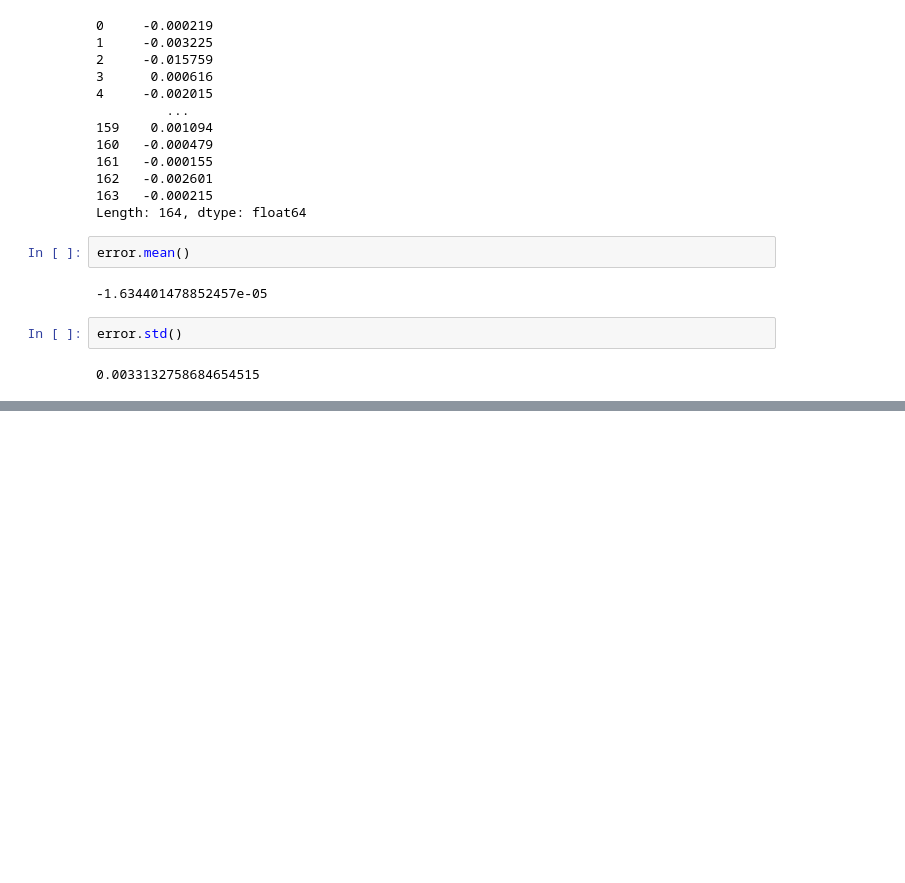
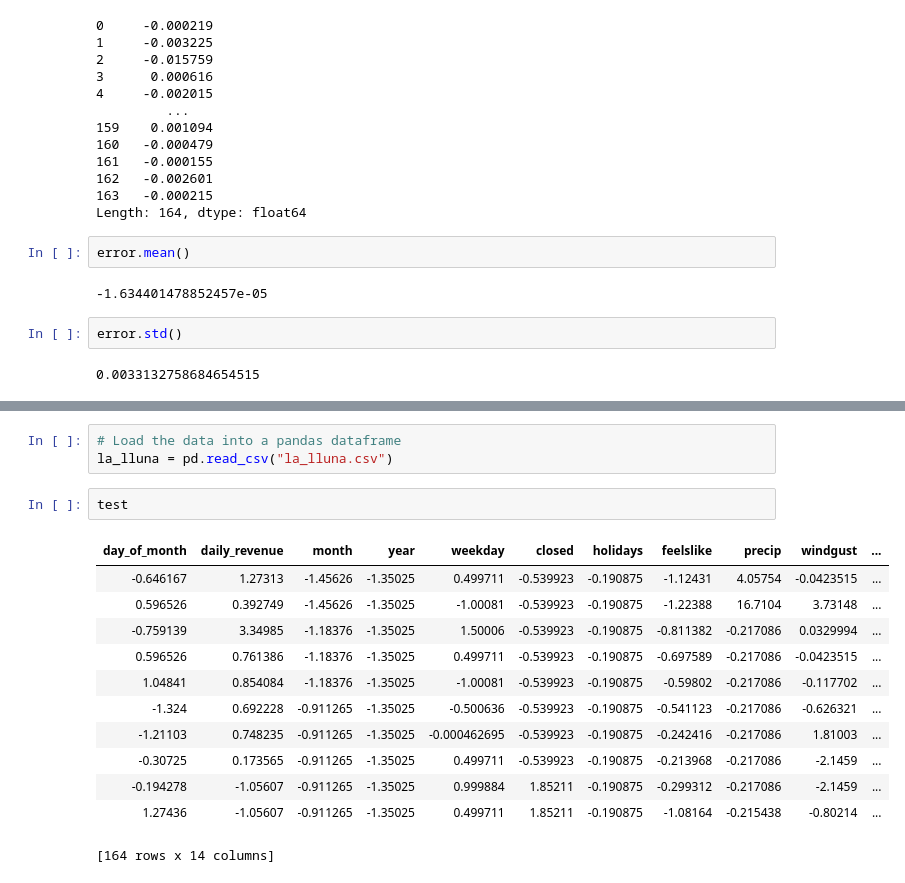
Before and after one commit to germanortola/restaurants-in-Barcelona, a Jupyter notebook: ML_la_lluna.ipynb, the cells around one changed output, grey strips where cells are left out. Saved outputs shown, nothing was run; the diff lists cells and outputs as text; blank space fills up the shorter version.

```diff
--- a/ML_la_lluna.ipynb
+++ b/ML_la_lluna.ipynb
@@ -1133,0 +1232,18 @@ error.std()
+# %%
+# Load the data into a pandas dataframe
+la_lluna = pd.read_csv("la_lluna.csv")
+# %%
+test
+# %% [output]
+| day_of_month | daily_revenue | month | year | weekday | closed | holidays | feelslike | precip | windgust | ... |
+| -0.646167 | 1.27313 | -1.45626 | -1.35025 | 0.499711 | -0.539923 | -0.190875 | -1.12431 | 4.05754 | -0.0423515 | ... |
+| 0.596526 | 0.392749 | -1.45626 | -1.35025 | -1.00081 | -0.539923 | -0.190875 | -1.22388 | 16.7104 | 3.73148 | ... |
+| -0.759139 | 3.34985 | -1.18376 | -1.35025 | 1.50006 | -0.539923 | -0.190875 | -0.811382 | -0.217086 | 0.0329994 | ... |
+| 0.596526 | 0.761386 | -1.18376 | -1.35025 | 0.499711 | -0.539923 | -0.190875 | -0.697589 | -0.217086 | -0.0423515 | ... |
+| 1.04841 | 0.854084 | -1.18376 | -1.35025 | -1.00081 | -0.539923 | -0.190875 | -0.59802 | -0.217086 | -0.117702 | ... |
+| -1.324 | 0.692228 | -0.911265 | -1.35025 | -0.500636 | -0.539923 | -0.190875 | -0.541123 | -0.217086 | -0.626321 | ... |
+| -1.21103 | 0.748235 | -0.911265 | -1.35025 | -0.000462695 | -0.539923 | -0.190875 | -0.242416 | -0.217086 | 1.81003 | ... |
+| -0.30725 | 0.173565 | -0.911265 | -1.35025 | 0.499711 | -0.539923 | -0.190875 | -0.213968 | -0.217086 | -2.1459 | ... |
+| -0.194278 | -1.05607 | -0.911265 | -1.35025 | 0.999884 | 1.85211 | -0.190875 | -0.299312 | -0.217086 | -2.1459 | ... |
+| 1.27436 | -1.05607 | -0.911265 | -1.35025 | 0.499711 | 1.85211 | -0.190875 | -1.08164 | -0.215438 | -0.80214 | ... |
+[164 rows x 14 columns]
```
Also changed, not shown: parts of 18 cells of this notebook.
